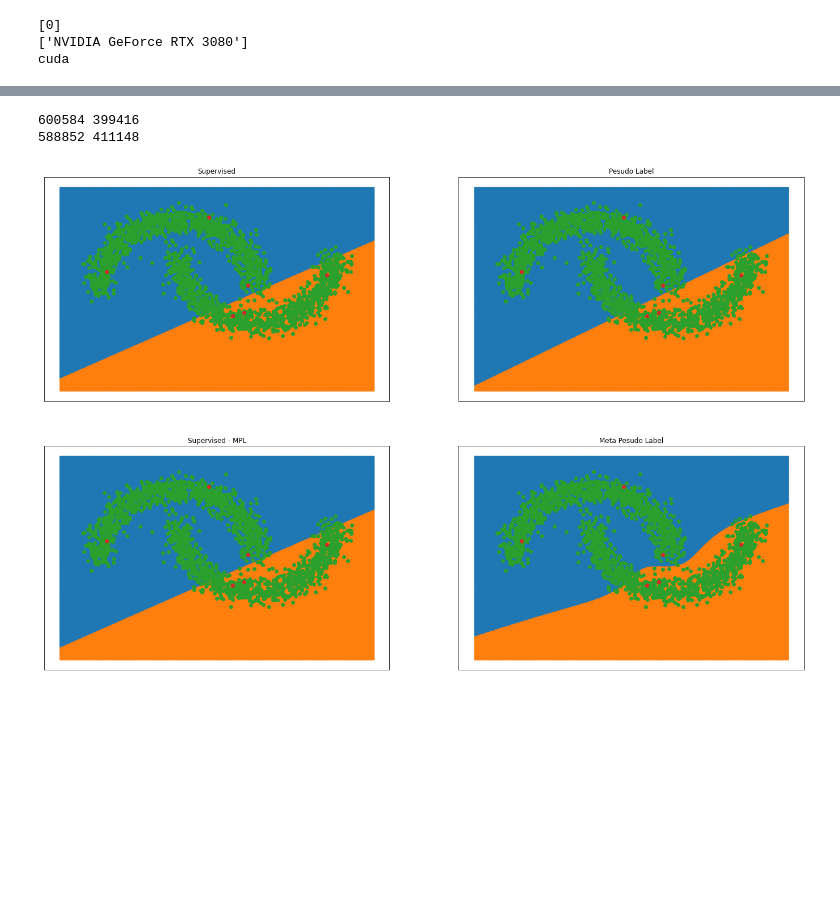
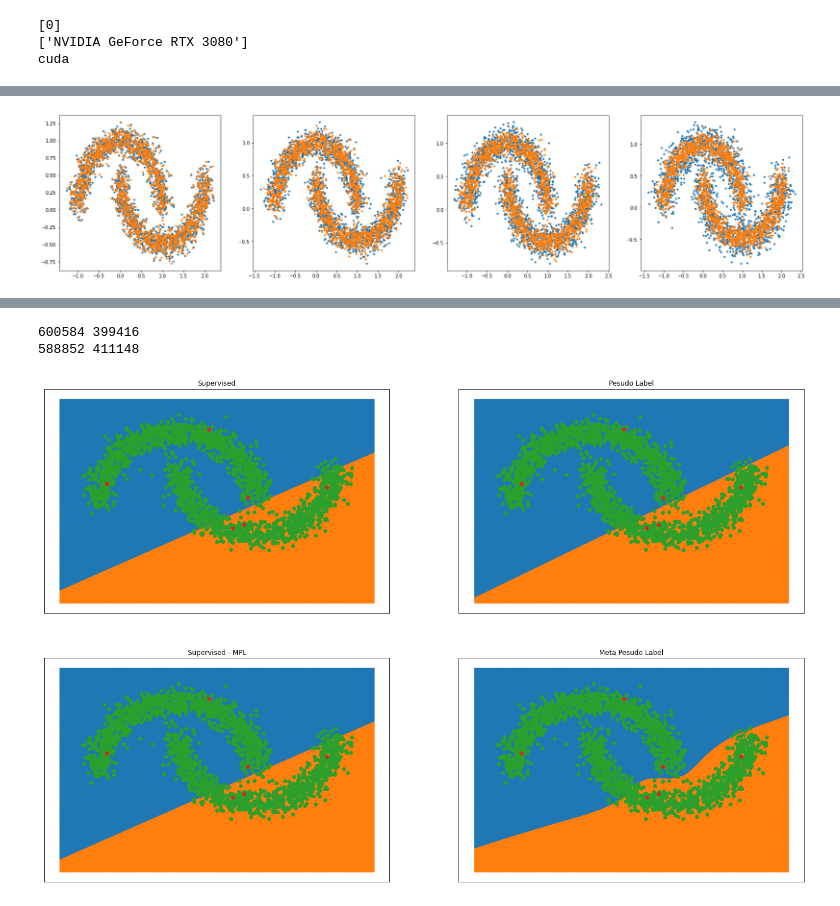
Before and after one commit to BeopGyu/MetaPseudoLabel_TwoMoon, a Jupyter notebook: 230306_TwoMoon - 복사본 (3).ipynb, the cells around one changed output, grey strips where cells are left out. Cells and saved outputs as stored; diff of their text form; code cells hidden in the pictures; blank space fills up the shorter version.

```diff
--- a/230306_TwoMoon - 복사본 (3).ipynb
+++ b/230306_TwoMoon - 복사본 (3).ipynb
@@ -80,3 +81,36 @@ plt.show()
+# %%
+
+gridshape = (1,4)
+marker_size = 0.1
+
+loc = (0,0)
+ax = plt.subplot2grid(gridshape, loc)
+point_noise = points + (torch.rand(size=points.shape).numpy()-0.5) * 0.5
+plt.scatter(point_noise[:,0],point_noise[:,1], s=10)
+plt.scatter(points[:,0],points[:,1], s=10)
+
+loc = (0,1)
+ax = plt.subplot2grid(gridshape, loc)
+point_noise = points + (torch.rand(size=points.shape).numpy()-0.5) * 0.6
+plt.scatter(point_noise[:,0],point_noise[:,1], s=10)
+plt.scatter(points[:,0],points[:,1], s=10)
+
+loc = (0,2)
+ax = plt.subplot2grid(gridshape, loc)
+point_noise = points + (torch.rand(size=points.shape).numpy()-0.5) * 0.7
+plt.scatter(point_noise[:,0],point_noise[:,1], s=10)
+plt.scatter(points[:,0],points[:,1], s=10)
+
+loc = (0,3)
+ax = plt.subplot2grid(gridshape, loc)
+point_noise = points + (torch.rand(size=points.shape).numpy()-0.5) * 0.8
+plt.scatter(point_noise[:,0],point_noise[:,1], s=10)
+plt.scatter(points[:,0],points[:,1], s=10)
+
+ax.figure.set(figwidth=28, figheight=6)
+plt.show()
+# %% [output]
+[figure, added]
 # %%
 class TMClassifier(nn.Module):
     def __init__(self) -> None:
```
Also changed, not shown: parts of 19 cells of this notebook.
